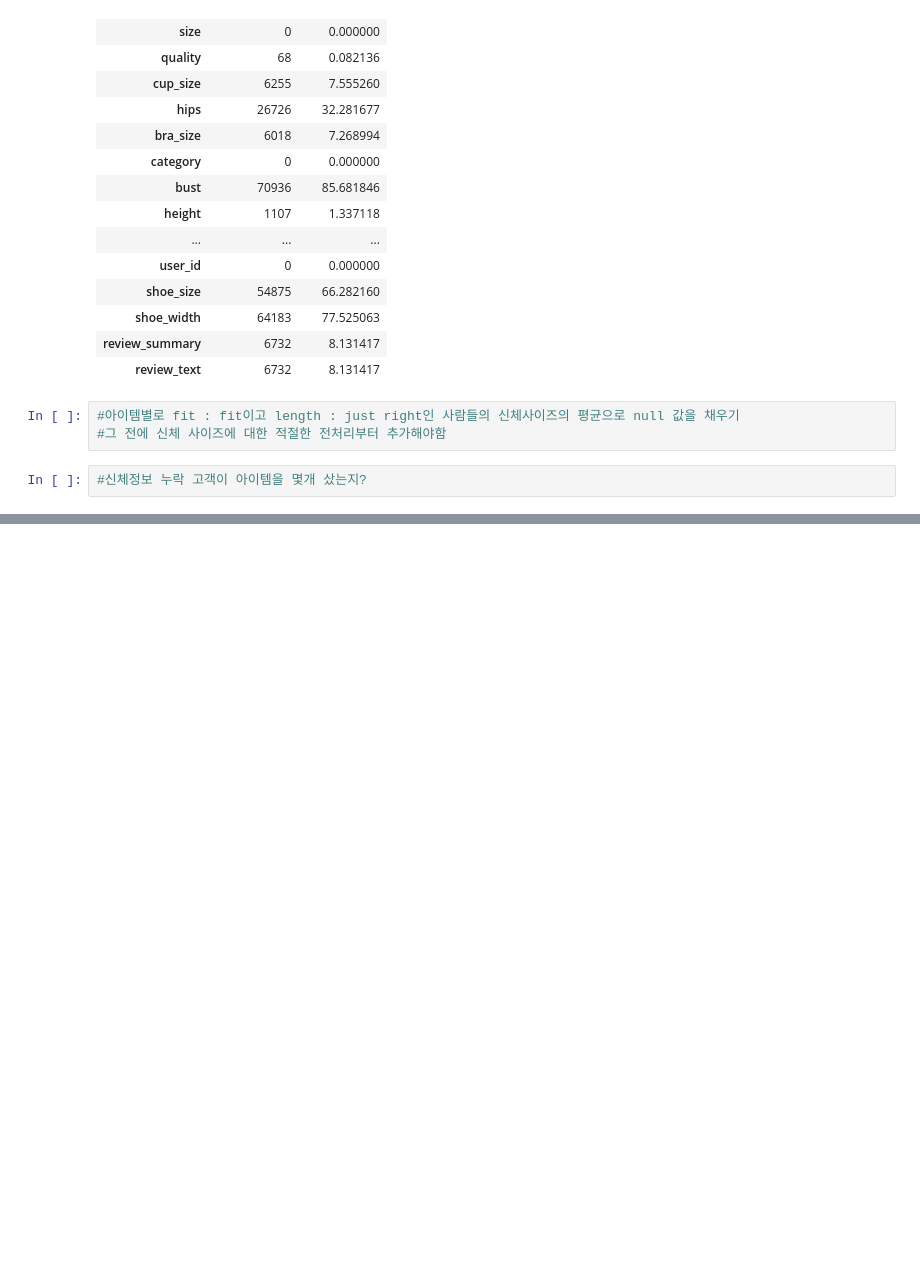
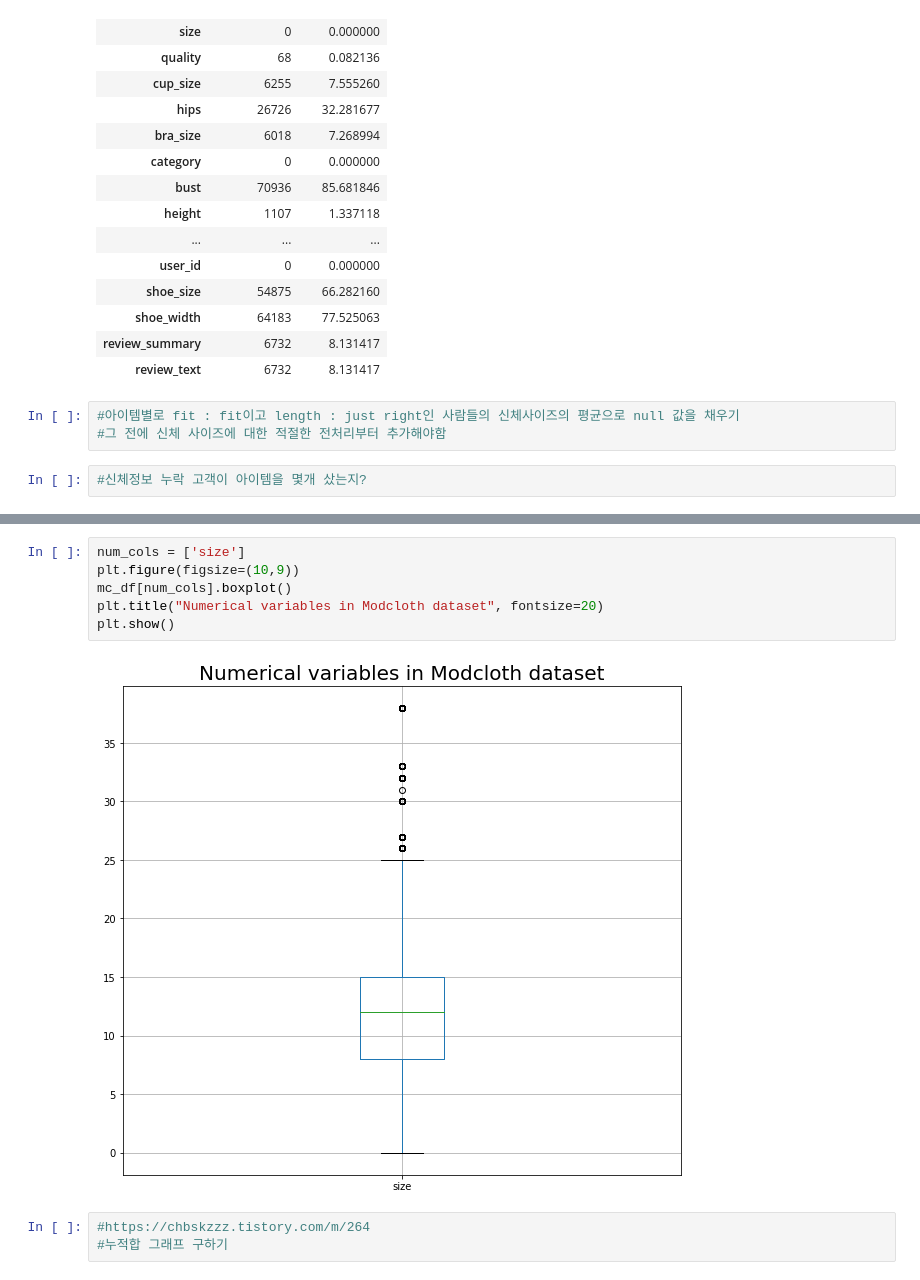
Before and after one commit to countofkant/AI-ExpertFW-Prj, a Jupyter notebook: cloth recommendation_EDA_KDY.ipynb, the cells around one changed output, grey strips where cells are left out. Saved outputs shown, nothing was run; the diff lists cells and outputs as text; blank space fills up the shorter version.

```diff
--- a/cloth recommendation_EDA_KDY.ipynb
+++ b/cloth recommendation_EDA_KDY.ipynb
@@ -289,0 +387,11 @@ user_missing_cnt_10
+# %%
+num_cols = ['size']
+plt.figure(figsize=(10,9))
+mc_df[num_cols].boxplot()
+plt.title("Numerical variables in Modcloth dataset", fontsize=20)
+plt.show()
+# %% [output]
+[figure, added]
+# %%
+#https://chbskzzz.tistory.com/m/264
+#누적합 그래프 구하기
```
Also changed, not shown: parts of 16 cells of this notebook, 1 other file.
